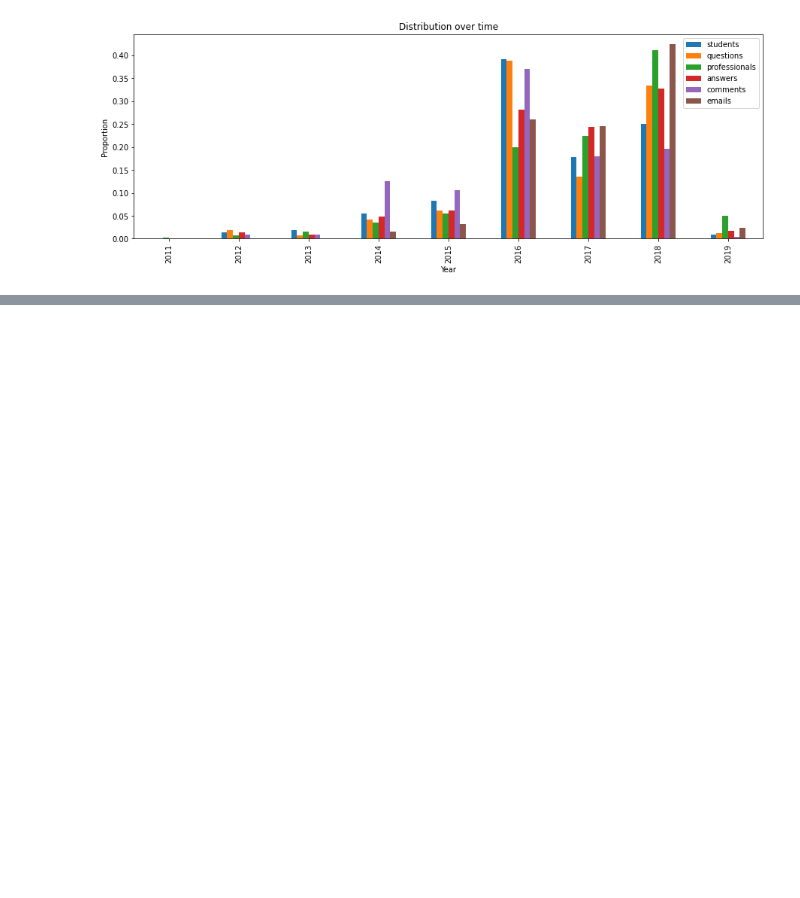
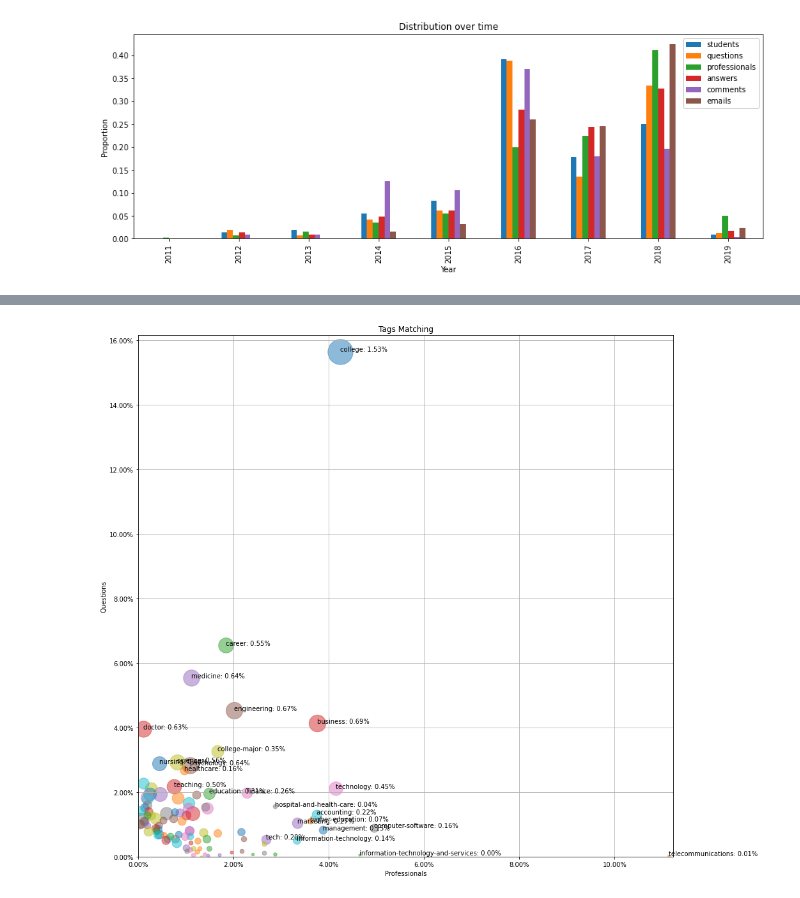
Before and after one commit to sayalidzambre/Learning, a Jupyter notebook: ML/Recommender/Recommender_System.ipynb, the cells around one changed output, grey strips where cells are left out. Cells and saved outputs as stored; diff of their text form; code cells hidden in the pictures; blank space fills up the shorter version.

```diff
--- a/ML/Recommender/Recommender_System.ipynb
+++ b/ML/Recommender/Recommender_System.ipynb
@@ -388,0 +503,41 @@ If we see after 2016 only data
+# %%
+students_tags = tag_users[tag_users['tag_users_user_id'].isin(students['students_id'])]
+students_tags = pd.merge(students_tags, tags, left_on='tag_users_tag_id', right_on='tags_tag_id')
+students_tags['user_type'] = 'student'
+
+professionals_tags = tag_users[tag_users['tag_users_user_id'].isin(professionals['professionals_id'])]
+professionals_tags = pd.merge(professionals_tags, tags, left_on='tag_users_tag_id', right_on='tags_tag_id')
+professionals_tags['user_type'] = 'professional'
+
+questions_tags = tag_questions
+questions_tags = pd.merge(questions_tags, tags, left_on='tag_questions_tag_id', right_on='tags_tag_id')
+questions_tags['user_type'] = 'question'
+
+plt_data = pd.concat([students_tags, professionals_tags, questions_tags])
+plt_data = plt_data[['tags_tag_name', 'user_type']].pivot_table(index='tags_tag_name', columns='user_type', aggfunc=len, fill_value=0)
+plt_data['professional'] = plt_data['professional'] / professionals.shape[0]
+plt_data['student'] = plt_data['student'] / students.shape[0]
+plt_data['question'] = plt_data['question'] / questions.shape[0]
+plt_data['sum'] = (plt_data['professional'] + plt_data['student'] + plt_data['question'])
+plt_data = plt_data.sort_values(by='sum', ascending=False).drop(['sum'], axis=1).head(100)
+
+# Bubble chart
+fig, ax = plt.subplots(facecolor='w',figsize=(15, 15))
+ax.set_xlabel('Professionals')
+ax.set_ylabel('Questions')
+ax.set_title('Tags Matching')
+ax.set_xlim([0, max(plt_data['professional'])+0.001])
+ax.set_ylim([0, max(plt_data['question'])+0.005])
+import matplotlib.ticker as mtick
+ax.xaxis.set_major_formatter(mtick.FuncFormatter("{:.2%}".format))
+ax.yaxis.set_major_formatter(mtick.FuncFormatter("{:.2%}".format))
+ax.grid(True)
+i = 0
+for key, row in plt_data.iterrows():
+    ax.scatter(row['professional'], row['question'], s=10+row['student']*10**5, alpha=.5)
+    if i < 25:
+        ax.annotate('{}: {:.2%}'.format(key, row['student']), xy=(row['professional'], row['question']))
+    i += 1
+plt.show()
+# %% [output]
+[figure, added]
```
Also changed, not shown: parts of 37 cells of this notebook.
